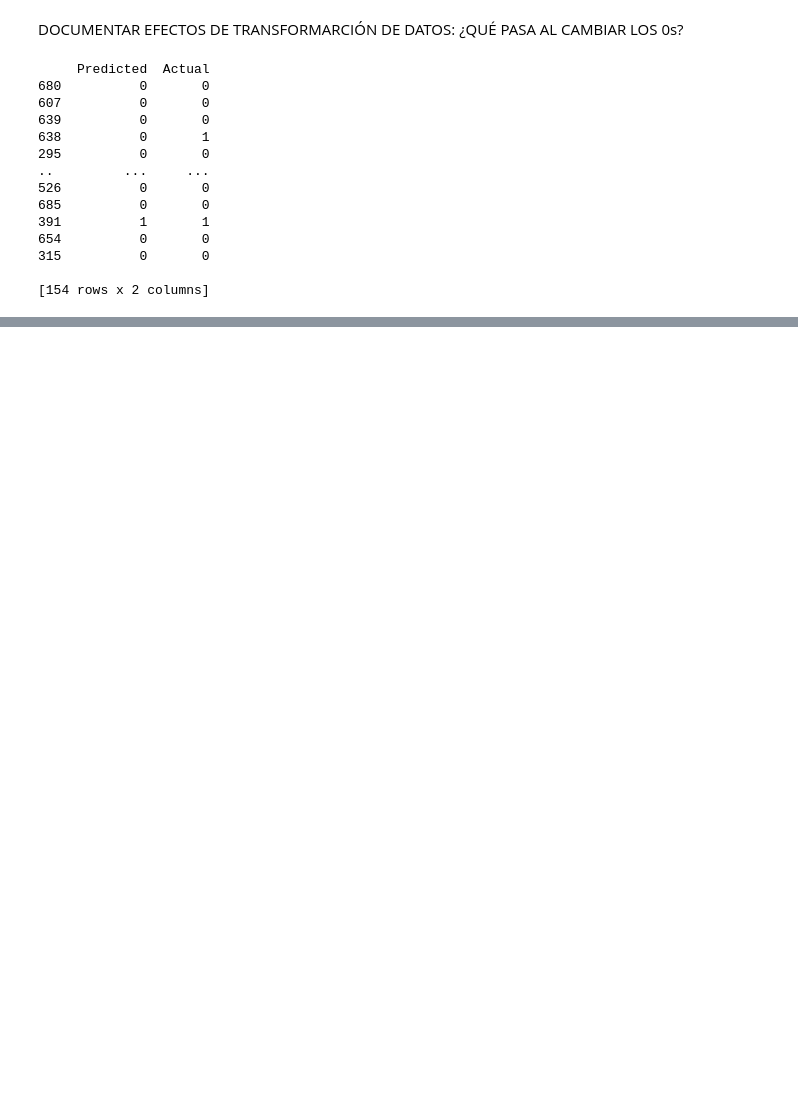
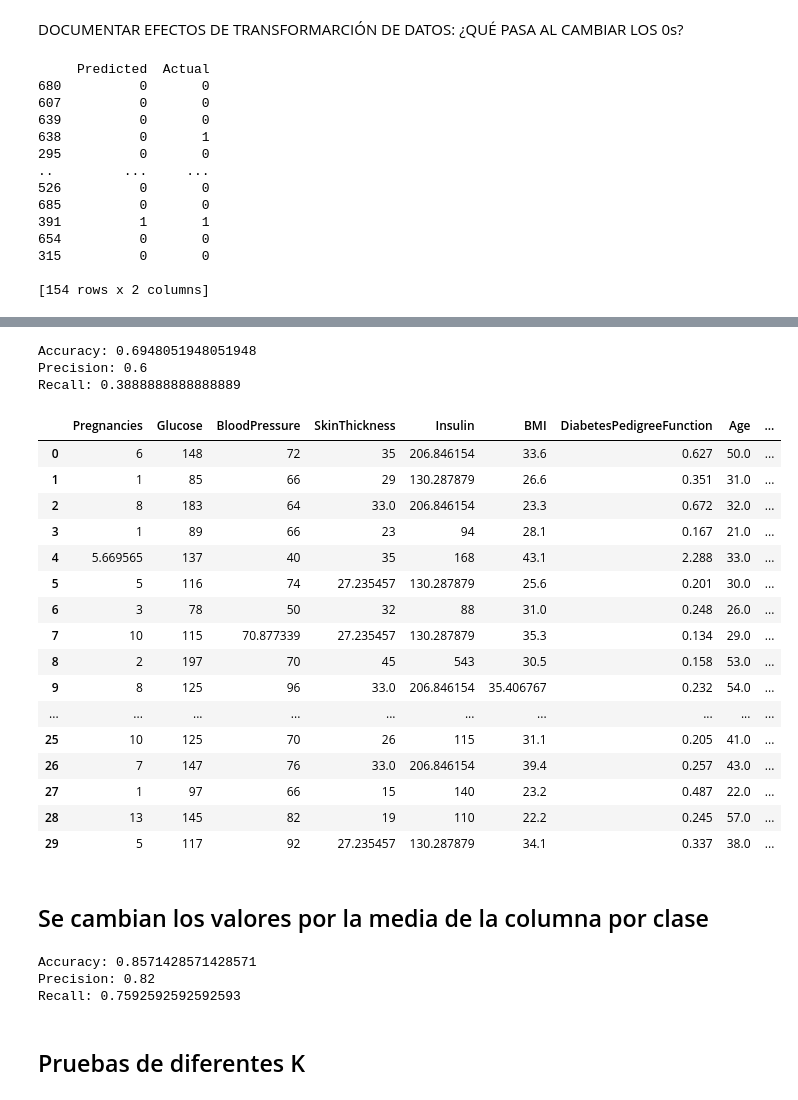
Before and after one commit to RolbinM/Proyecto-1-IA, a Jupyter notebook: Jupyter notebooks iniciales/knn_diabetes.ipynb, the cells around one changed output, grey strips where cells are left out. Drawn from its saved outputs; the diff is of its cells as text; code cells hidden in the pictures; blank space fills up the shorter version.

Commit message:
Trato de valores 0

```diff
--- a/Jupyter notebooks iniciales/knn_diabetes.ipynb
+++ b/Jupyter notebooks iniciales/knn_diabetes.ipynb
@@ -214,0 +252,59 @@ print(df)
+# %%
+from sklearn.metrics import accuracy_score, precision_score, recall_score
+knn = KNeighborsClassifier(n_neighbors=8)
+knn.fit(X_train, y_train)
+y_pred = knn.predict(X_test)
+
+
+test_accuracy = accuracy_score(y_test, y_pred)
+test_precision = precision_score(y_test, y_pred)
+test_recall = recall_score(y_test, y_pred)
+
+# Imprimir métricas de evaluación
+print("Accuracy:", test_accuracy)
+print("Precision:", test_precision)
+print("Recall:", test_recall)
+# %% [output]
+Accuracy: 0.6948051948051948
+Precision: 0.6
+Recall: 0.3888888888888889
+# %%
+import pandas as pd
+
+# Assuming d_dataset is your DataFrame
+df = pd.read_csv("../diabetes.csv")
+
+# Replace 0 with NaN for columns other than 'Outcome'
+df.loc[:, df.columns != 'Outcome'] = df.loc[:, df.columns != 'Outcome'].replace(0, pd.NA)
+
+# Calculate means by Outcome for each column
+means_by_outcome = df.groupby('Outcome').mean()
+
+# Iterate through columns (excluding 'Outcome') and replace NaN with respective means
+for col in df.columns:
+    if col != 'Outcome':
+        for outcome, mean in means_by_outcome[col].items():
+            df.loc[(df[col].isnull()) & (df['Outcome'] == outcome), col] = mean
+
+
+df.head(30)
+# %% [output]
+|  | Pregnancies | Glucose | BloodPressure | SkinThickness | Insulin | BMI | DiabetesPedigreeFunction | Age | ... |
+| 0 | 6 | 148 | 72 | 35 | 206.846154 | 33.6 | 0.627 | 50.0 | ... |
+| 1 | 1 | 85 | 66 | 29 | 130.287879 | 26.6 | 0.351 | 31.0 | ... |
+| 2 | 8 | 183 | 64 | 33.0 | 206.846154 | 23.3 | 0.672 | 32.0 | ... |
+| 3 | 1 | 89 | 66 | 23 | 94 | 28.1 | 0.167 | 21.0 | ... |
+| 4 | 5.669565 | 137 | 40 | 35 | 168 | 43.1 | 2.288 | 33.0 | ... |
+| 5 | 5 | 116 | 74 | 27.235457 | 130.287879 | 25.6 | 0.201 | 30.0 | ... |
+| 6 | 3 | 78 | 50 | 32 | 88 | 31.0 | 0.248 | 26.0 | ... |
+| 7 | 10 | 115 | 70.877339 | 27.235457 | 130.287879 | 35.3 | 0.134 | 29.0 | ... |
+| 8 | 2 | 197 | 70 | 45 | 543 | 30.5 | 0.158 | 53.0 | ... |
+| 9 | 8 | 125 | 96 | 33.0 | 206.846154 | 35.406767 | 0.232 | 54.0 | ... |
+| ... | ... | ... | ... | ... | ... | ... | ... | ... | ... |
+| 25 | 10 | 125 | 70 | 26 | 115 | 31.1 | 0.205 | 41.0 | ... |
+| 26 | 7 | 147 | 76 | 33.0 | 206.846154 | 39.4 | 0.257 | 43.0 | ... |
+| 27 | 1 | 97 | 66 | 15 | 140 | 23.2 | 0.487 | 22.0 | ... |
+| 28 | 13 | 145 | 82 | 19 | 110 | 22.2 | 0.245 | 57.0 | ... |
+| 29 | 5 | 117 | 92 | 27.235457 | 130.287879 | 34.1 | 0.337 | 38.0 | ... |
+# %% [markdown]
+## Se cambian los valores por la media de la columna por clase
@@ -214,0 +317,20 @@ print(df)
+# %%
+knn = KNeighborsClassifier(n_neighbors=8)
+knn.fit(X_train, y_train)
+y_pred = knn.predict(X_test)
+
+
+test_accuracy = accuracy_score(y_test, y_pred)
+test_precision = precision_score(y_test, y_pred)
+test_recall = recall_score(y_test, y_pred)
+
+# Imprimir métricas de evaluación
+print("Accuracy:", test_accuracy)
+print("Precision:", test_precision)
+print("Recall:", test_recall)
+# %% [output]
+Accuracy: 0.8571428571428571
+Precision: 0.82
+Recall: 0.7592592592592593
+# %% [markdown]
+## Pruebas de diferentes K
```
Also changed, not shown: parts of 16 cells of this notebook, 2 other files.
